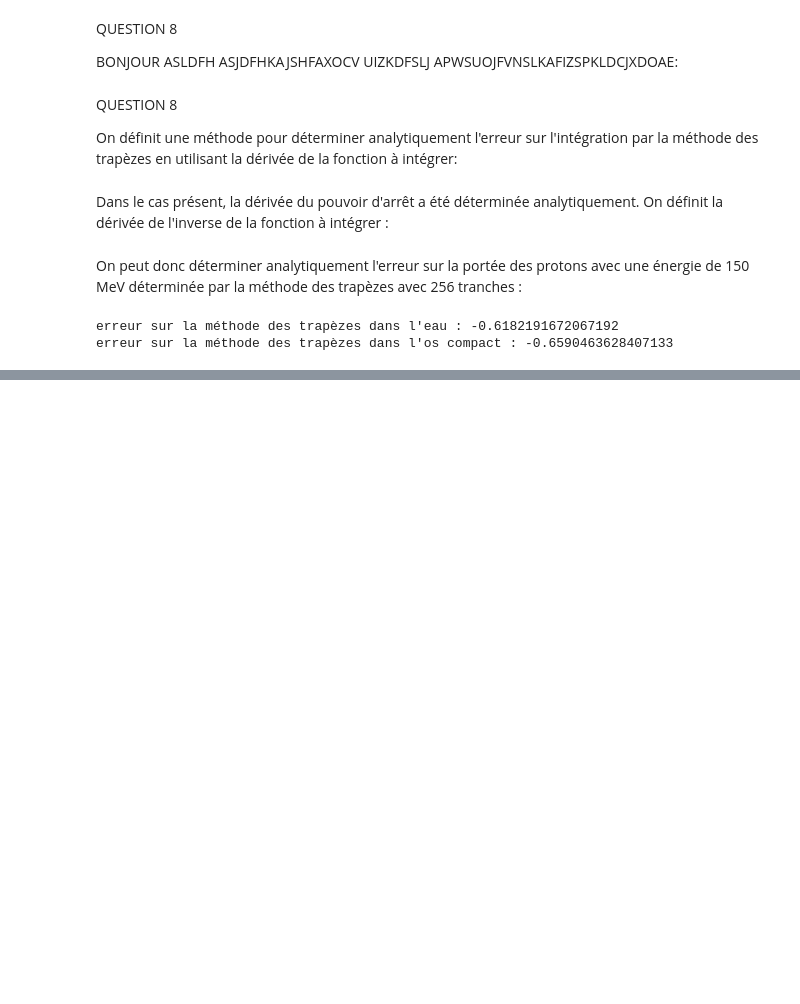
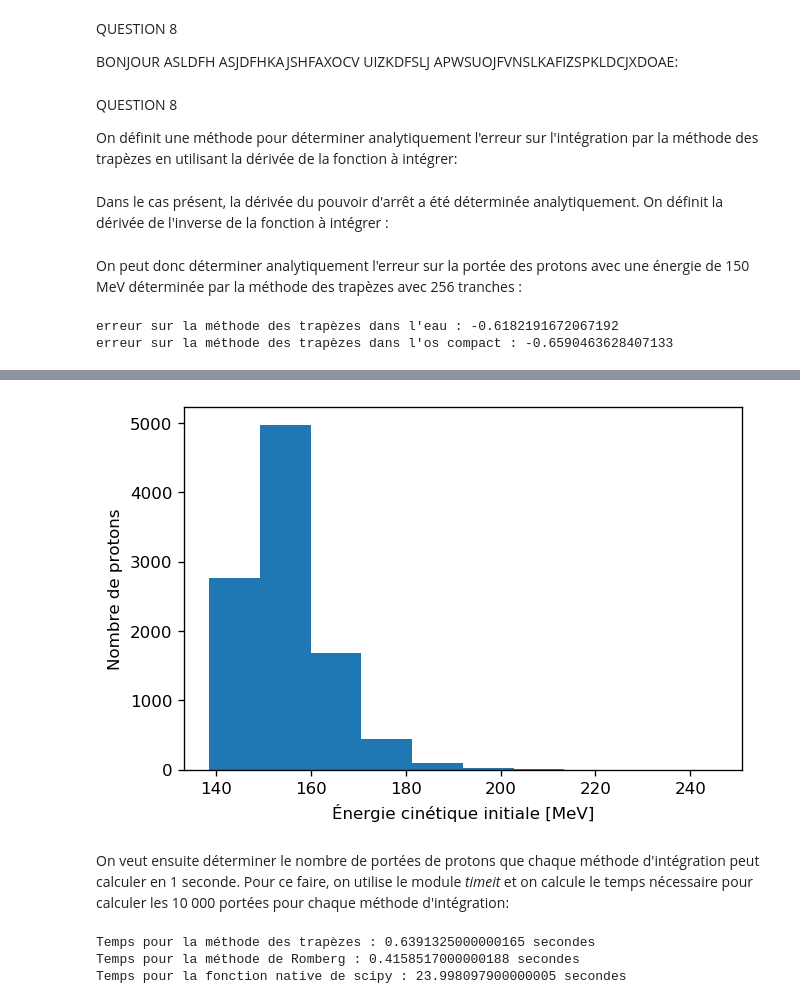
Before and after one commit to Jordan-Charest/PhysNum, a Jupyter notebook: TP1.ipynb, the cells around one changed output, grey strips where cells are left out. Drawn from its saved outputs; the diff is of its cells as text; code cells hidden in the pictures; blank space fills up the shorter version.

```diff
--- a/TP1.ipynb
+++ b/TP1.ipynb
@@ -295,0 +300,64 @@ erreur sur la méthode des trapèzes dans l'os compact : -0.6590463628407133
+# %%
+from scipy.stats import moyal
+import matplotlib.pyplot as plt
+%matplotlib inline
+
+
+sample = moyal(loc=150, scale=4).rvs(size=10000)
+
+plt.figure(dpi=120)
+plt.hist(sample)
+plt.xlabel('Énergie cinétique initiale [MeV]')
+plt.ylabel('Nombre de protons')
+plt.show()
+# %% [output]
+[figure, added]
+# %% [markdown]
+On veut ensuite déterminer le nombre de portées de protons que chaque méthode d'intégration peut calculer en 1 seconde. Pour ce faire, on utilise le module *timeit* et on calcule le temps nécessaire pour calculer les 10 000 portées pour chaque méthode d'intégration:
+# %%
+import timeit
+import scipy as sp
+
+
+#TODO: Déterminer le nombre de tranches nécessaire pour atteindre la précision de la fonction de scipy (2**i)
+
+# Méthode des trapèzes
+
+portees_trapeze = []
+
+t_1 = timeit.default_timer()
+for p in sample:
+    portees_trapeze.append(portee(1, 0, p, 'eau', 'trapeze'))
+t_2 = timeit.default_timer()
+
+
+# Méthode de Romberg
+
+portees_romberg = []
+
+t_3 = timeit.default_timer()
+for p in sample:
+    portees_romberg.append(portee(1, 0, p, 'eau', 'romberg'))
+t_4 = timeit.default_timer()
+
+
+# Fonction scipy.integrate.quad
+
+portees_scipy = []
+
+def integrande(T):
+    return 1000 * milieu['eau'][1] * inv_pouvoir_arret(T, 'eau')
+
+t_5 = timeit.default_timer()
+for p in sample:
+    portees_scipy.append(sp.integrate.quad(integrande, 0, p)[0])
+t_6 = timeit.default_timer()
+
+
+print("Temps pour la méthode des trapèzes :", t_2-t_1, "secondes")
+print("Temps pour la méthode de Romberg :", t_4-t_3, "secondes")
+print("Temps pour la fonction native de scipy :", t_6-t_5, "secondes")
+# %% [output]
+Temps pour la méthode des trapèzes : 0.6391325000000165 secondes
+Temps pour la méthode de Romberg : 0.4158517000000188 secondes
+Temps pour la fonction native de scipy : 23.998097900000005 secondes
```
Also changed, not shown: parts of 8 cells of this notebook, 1 other file.
